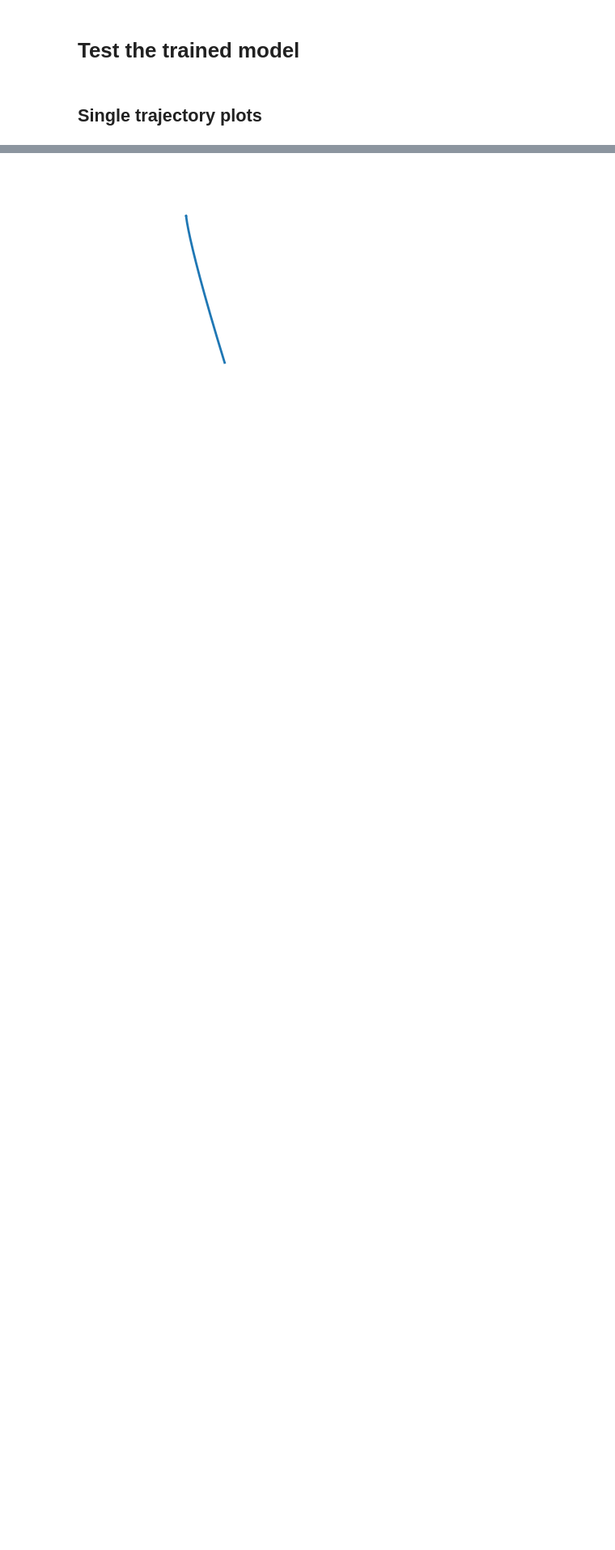
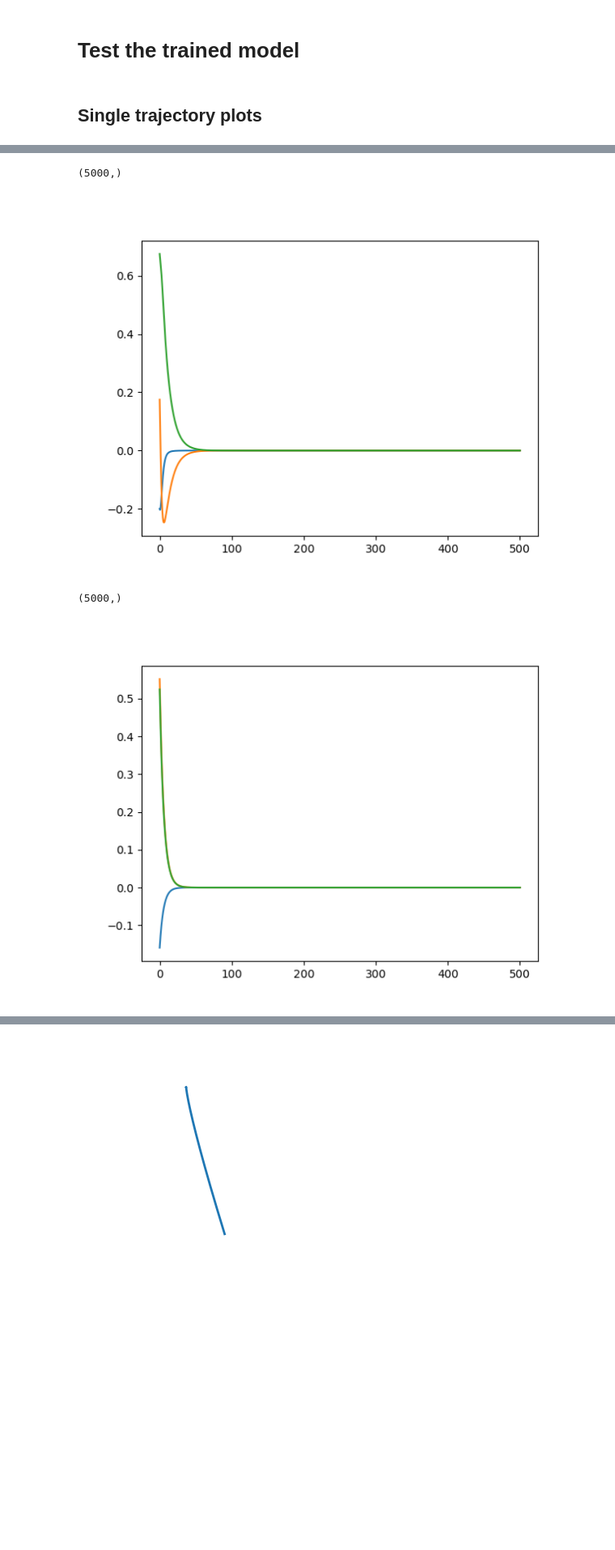
Before and after one commit to aygalic/SindyAutoencoders, a Jupyter notebook: examples/thomas/test_thomas.ipynb, the cells around one changed output, grey strips where cells are left out. Shown at 81% size. Drawn from its saved outputs; the diff is of its cells as text; code cells hidden in the pictures; blank space fills up the shorter version.

```diff
--- a/examples/thomas/test_thomas.ipynb
+++ b/examples/thomas/test_thomas.ipynb
@@ -198,3 +118,27 @@ z_sim = sindy_simulate(test_set_results['z'][0], t, params['coefficient_mask']*t
 
 #z_sim_transformed = sindy_simulate(z0_transformed, t, sindy_coefficients_transformed,
 #                                   params['poly_order'], params['include_sine'])
+# %%
+
+thomas_sim[:,0], thomas_sim[:,1]
+print(thomas_sim[:,2].shape)
+plt.figure()
+plt.plot(t, thomas_sim[:,0], )
+plt.plot(t, thomas_sim[:,1], )
+plt.plot(t, thomas_sim[:,2], )
+plt.show()
+
+
+
+thomas_sim[:,0], thomas_sim[:,1]
+print(thomas_sim[:,2].shape)
+plt.figure()
+plt.plot(t, z_sim[:,0], )
+plt.plot(t, z_sim[:,1], )
+plt.plot(t, z_sim[:,2], )
+plt.show()
+# %% [output]
+(5000,)
+[figure, added]
+(5000,)
+[figure, added]
```
Also changed, not shown: parts of 26 cells of this notebook, 11 other files.
